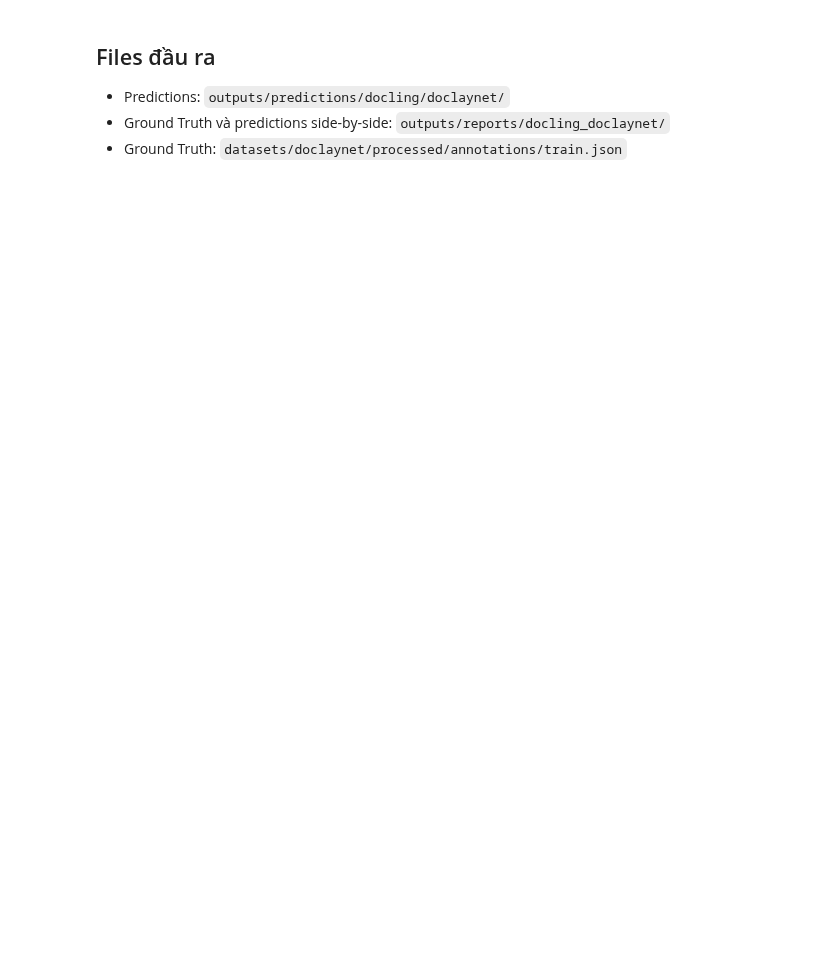
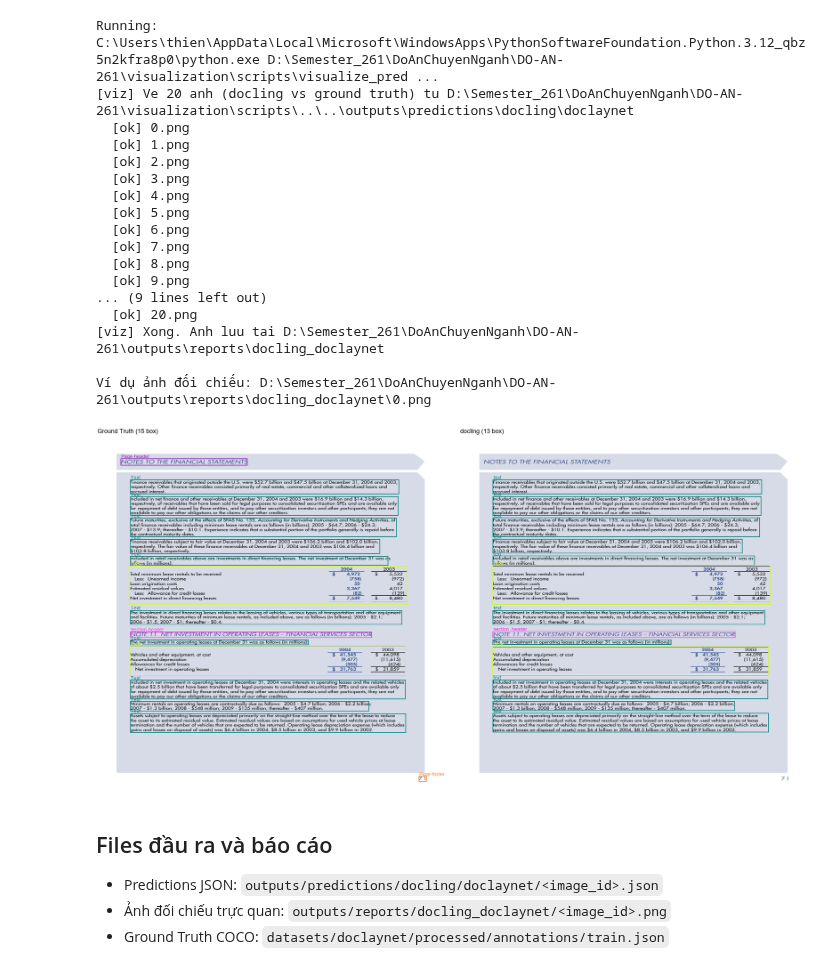
Before and after one commit to minhnguyenrun/DO-AN-261, a Jupyter notebook: methods/docling/notebooks/docling_report.ipynb, the cells around one changed output. Cells and saved outputs as stored; diff of their text form; code cells hidden in the pictures; blank space fills up the shorter version.

```diff
--- a/methods/docling/notebooks/docling_report.ipynb
+++ b/methods/docling/notebooks/docling_report.ipynb
@@ -88,18 +111,50 @@ Gọi visualizer dùng chung trong repository và hiển thị một ảnh đố
 # %%
-from IPython.display import Image as DisplayImage, display
+visualizer = ROOT / "visualization" / "scripts" / "visualize_predictions.py"
+command = [
+    sys.executable,
+    str(visualizer),
+    "--method", METHOD,
+    "--dataset", DATASET,
+    "--split", SPLIT,
+    "--limit", str(FIGURE_LIMIT),
+    "--output-dir", str(FIGURES_DIR),
+]
+print("Running:", " ".join(command))
+res = subprocess.run(command, cwd=ROOT, capture_output=True, text=True, check=True)
+print(res.stdout)
 
-visualizer = ROOT / "visualization" / "scripts" / "visualize_predictions.py"
-command = [sys.executable, str(visualizer), "--method", METHOD, "--dataset", DATASET, "--split", SPLIT, "--limit", str(VISUALIZATION_LIMIT), "--output-dir", str(FIGURES_DIR)]
-subprocess.run(command, cwd=ROOT, check=True)
-figure_files = sorted(FIGURES_DIR.glob("*.png"), key=lambda path: int(path.stem) if path.stem.isdigit() else path.stem)
+figure_files = sorted(
+    FIGURES_DIR.glob("*.png"),
+    key=lambda path: (0, int(path.stem)) if path.stem.isdigit() else (1, path.stem),
+)
 if figure_files:
-    print(figure_files[0])
+    from IPython.display import Image as DisplayImage, display
+    print(f"Ví dụ ảnh đối chiếu: {figure_files[0]}")
     display(DisplayImage(filename=str(figure_files[0])))
 else:
-    print(f"Visualizer không tạo ảnh nào trong {FIGURES_DIR}")
+    print(f"Không có hình ảnh nào trong {FIGURES_DIR}")
+# %% [output]
+Running: C:\Users\thien\AppData\Local\Microsoft\WindowsApps\PythonSoftwareFoundation.Python.3.12_qbz5n2kfra8p0\python.exe D:\Semester_261\DoAnChuyenNganh\DO-AN-261\visualization\scripts\visualize_pred ...
+[viz] Ve 20 anh (docling vs ground truth) tu D:\Semester_261\DoAnChuyenNganh\DO-AN-261\visualization\scripts\..\..\outputs\predictions\docling\doclaynet
+  [ok] 0.png
+  [ok] 1.png
+  [ok] 2.png
+  [ok] 3.png
+  [ok] 4.png
+  [ok] 5.png
+  [ok] 6.png
+  [ok] 7.png
+  [ok] 8.png
+  [ok] 9.png
+... (9 lines left out)
+  [ok] 20.png
+[viz] Xong. Anh luu tai D:\Semester_261\DoAnChuyenNganh\DO-AN-261\outputs\reports\docling_doclaynet
+
+Ví dụ ảnh đối chiếu: D:\Semester_261\DoAnChuyenNganh\DO-AN-261\outputs\reports\docling_doclaynet\0.png
+[figure, added]
 # %% [markdown]
-## Files đầu ra
+## Files đầu ra và báo cáo
 
-- Predictions: `outputs/predictions/docling/doclaynet/`
-- Ground Truth và predictions side-by-side: `outputs/reports/docling_doclaynet/`
-- Ground Truth: `datasets/doclaynet/processed/annotations/train.json`
+- Predictions JSON: `outputs/predictions/docling/doclaynet/<image_id>.json`
+- Ảnh đối chiếu trực quan: `outputs/reports/docling_doclaynet/<image_id>.png`
+- Ground Truth COCO: `datasets/doclaynet/processed/annotations/train.json`
```
Also changed, not shown: parts of 12 cells of this notebook, 30 other files.
